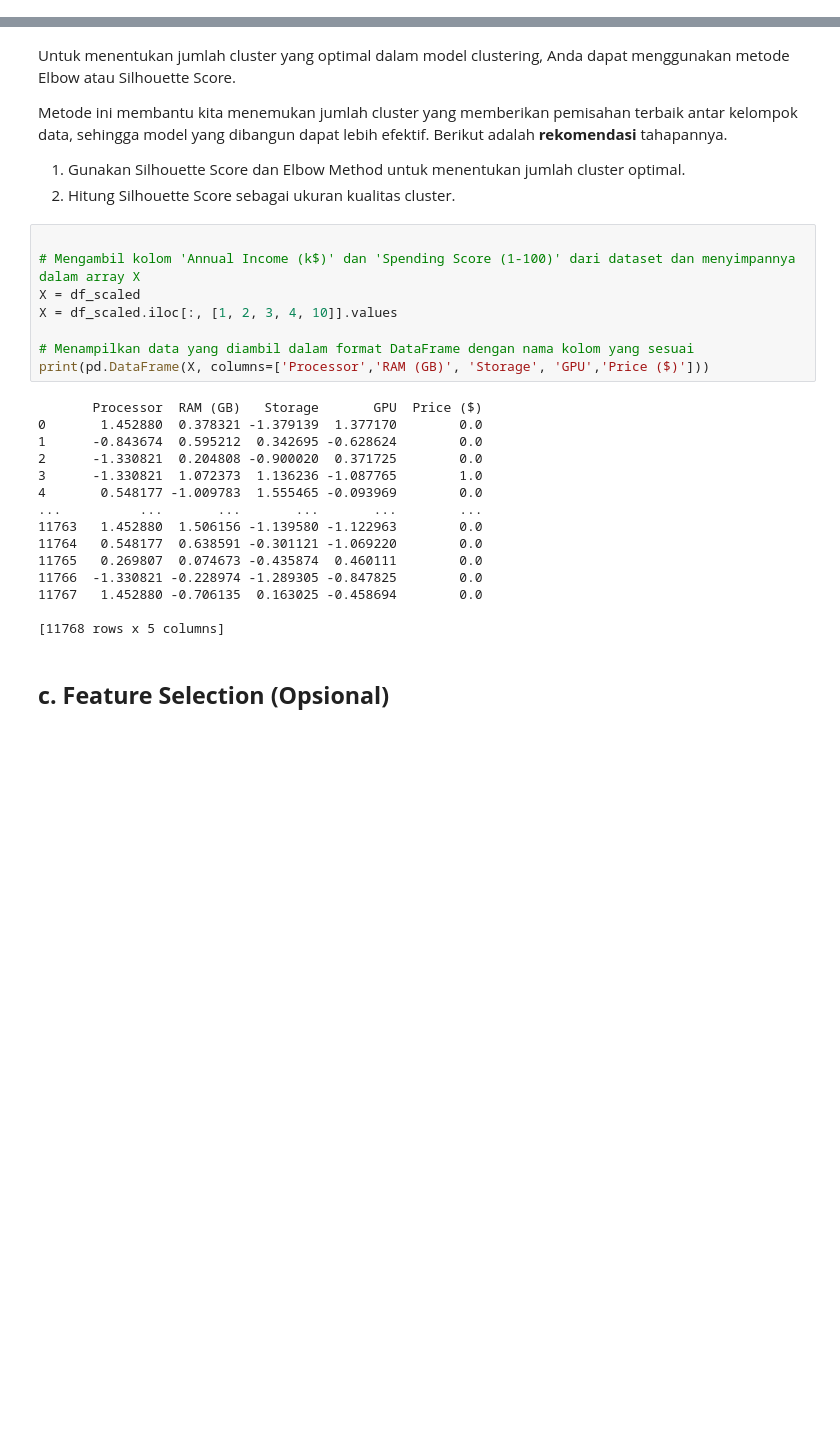
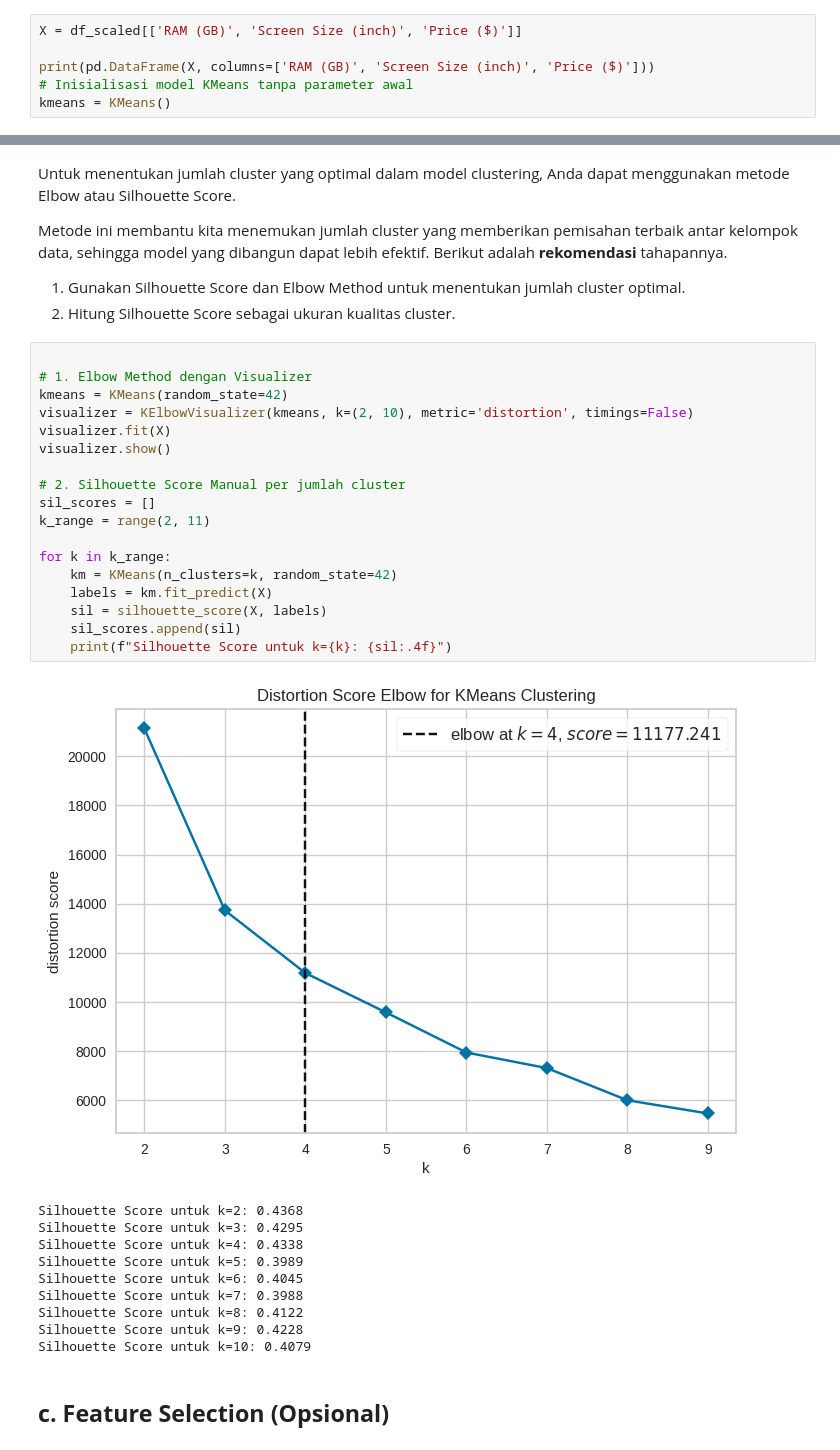
Before and after one commit to iwacooy/machine_learning_pemula, a Jupyter notebook: submission_clustering.ipynb, the cells around one changed output, grey strips where cells are left out. Drawn from its saved outputs; the diff is of its cells as text; blank space fills up the shorter version.

```diff
--- a/submission_clustering.ipynb
+++ b/submission_clustering.ipynb
@@ -445,0 +424,6 @@ Silhouette Score KMeans:  0.07137846626607051
+# %%
+X = df_scaled[['RAM (GB)', 'Screen Size (inch)', 'Price ($)']]
+
+print(pd.DataFrame(X, columns=['RAM (GB)', 'Screen Size (inch)', 'Price ($)']))
+# Inisialisasi model KMeans tanpa parameter awal
+kmeans = KMeans()
@@ -499,29 +477,35 @@ Untuk menentukan jumlah cluster yang optimal dalam model clustering, Anda dapat
 Metode ini membantu kita menemukan jumlah cluster yang memberikan pemisahan terbaik antar kelompok data, sehingga model yang dibangun dapat lebih efektif. Berikut adalah **rekomendasi** tahapannya.
 1. Gunakan Silhouette Score dan Elbow Method untuk menentukan jumlah cluster optimal.
 2. Hitung Silhouette Score sebagai ukuran kualitas cluster.
-# %%
-
-# Mengambil kolom 'Annual Income (k$)' dan 'Spending Score (1-100)' dari dataset dan menyimpannya dalam array X
-X = df_scaled
-X = df_scaled.iloc[:, [1, 2, 3, 4, 10]].values
-
-# Menampilkan data yang diambil dalam format DataFrame dengan nama kolom yang sesuai
-print(pd.DataFrame(X, columns=['Processor','RAM (GB)', 'Storage', 'GPU','Price ($)']))
-# %% [output]
-       Processor  RAM (GB)   Storage       GPU  Price ($)
-0       1.452880  0.378321 -1.379139  1.377170        0.0
-1      -0.843674  0.595212  0.342695 -0.628624        0.0
-2      -1.330821  0.204808 -0.900020  0.371725        0.0
-3      -1.330821  1.072373  1.136236 -1.087765        1.0
-4       0.548177 -1.009783  1.555465 -0.093969        0.0
-...          ...       ...       ...       ...        ...
-11763   1.452880  1.506156 -1.139580 -1.122963        0.0
-11764   0.548177  0.638591 -0.301121 -1.069220        0.0
-11765   0.269807  0.074673 -0.435874  0.460111        0.0
-11766  -1.330821 -0.228974 -1.289305 -0.847825        0.0
-11767   1.452880 -0.706135  0.163025 -0.458694        0.0
-
-[11768 rows x 5 columns]
+# %%
+
+# 1. Elbow Method dengan Visualizer
+kmeans = KMeans(random_state=42)
+visualizer = KElbowVisualizer(kmeans, k=(2, 10), metric='distortion', timings=False)
+visualizer.fit(X)
+visualizer.show()
+
+# 2. Silhouette Score Manual per jumlah cluster
+sil_scores = []
+k_range = range(2, 11)
+
+for k in k_range:
+    km = KMeans(n_clusters=k, random_state=42)
+    labels = km.fit_predict(X)
+    sil = silhouette_score(X, labels)
+    sil_scores.append(sil)
+    print(f"Silhouette Score untuk k={k}: {sil:.4f}")
+# %% [output]
+[figure, added]
+Silhouette Score untuk k=2: 0.4368
+Silhouette Score untuk k=3: 0.4295
+Silhouette Score untuk k=4: 0.4338
+Silhouette Score untuk k=5: 0.3989
+Silhouette Score untuk k=6: 0.4045
+Silhouette Score untuk k=7: 0.3988
+Silhouette Score untuk k=8: 0.4122
+Silhouette Score untuk k=9: 0.4228
+Silhouette Score untuk k=10: 0.4079
 # %% [markdown]
 ## **c. Feature Selection (Opsional)**
 # %% [markdown]
```
Also changed, not shown: parts of 56 cells of this notebook.
